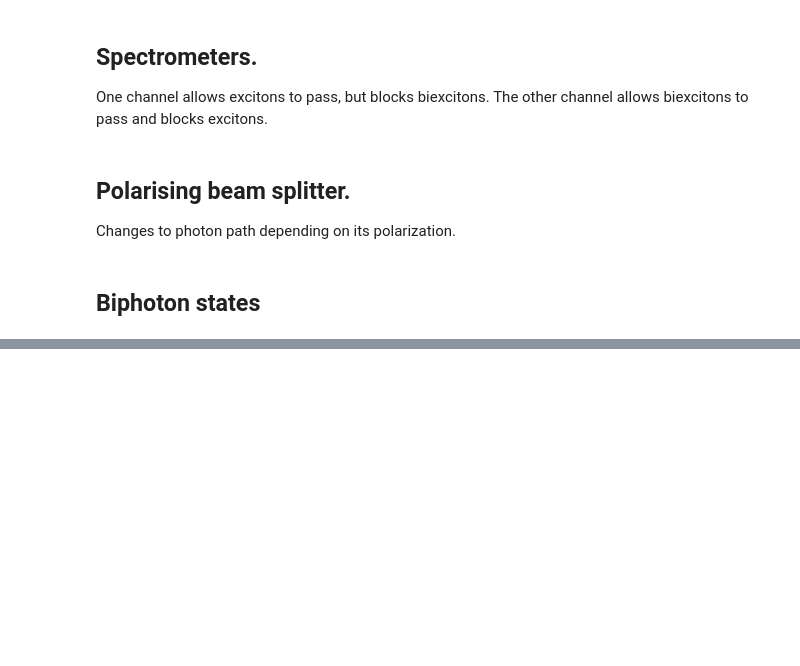
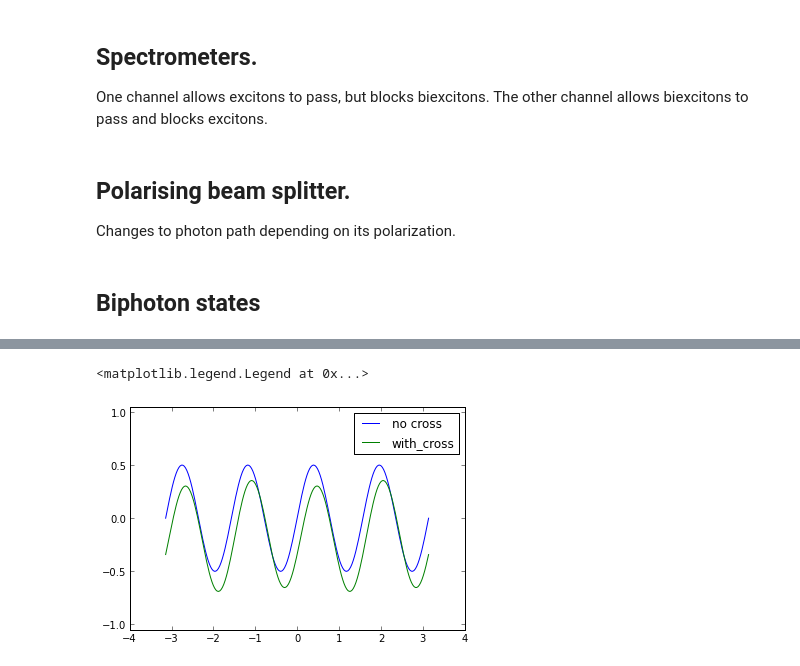
Before and after one commit to eoinmurray/icarus, a Jupyter notebook: notebooks/Derivation of Optical bench matrix system.ipynb, the cells around one changed output, grey strips where cells are left out. Cells and saved outputs as stored; diff of their text form; code cells hidden in the pictures; blank space fills up the shorter version.

```diff
--- a/notebooks/Derivation of Optical bench matrix system.ipynb
+++ b/notebooks/Derivation of Optical bench matrix system.ipynb
@@ -304,0 +330,23 @@ plt.legend(['D1D3', 'D1D4', 'D2D3', 'D2D4'])
+# %%
+t = np.linspace(0, 10, 100)
+
+qd = Icarus.QuantumDot()
+
+def make_phase(fss, crosstau = 1e10):
+    qd.FSS = fss
+    qd.xlifetime = 1.
+    qd.crosstau = crosstau
+    return qd.generate_phase()
+
+phases = np.array([make_phase(0, 3) for p in xrange(100)])
+# %%
+angles = np.linspace(-np.pi, np.pi, 200)
+
+plt.plot(angles, [bar(make_phase(0, 1e10), np.pi/8, np.pi/4, np.pi, angle)[0] for angle in angles])
+plt.plot(angles, [bar(phases.mean(), np.pi/8, np.pi/4, np.pi, angle)[0] for angle in angles])
+
+plt.ylim([-1.05, 1.05])
+plt.legend(['no cross', 'with_cross'])
+# %% [output]
+<matplotlib.legend.Legend at 0x...>
+[figure, added]
```
Also changed, not shown: parts of 3 cells of this notebook, 1 other file.
